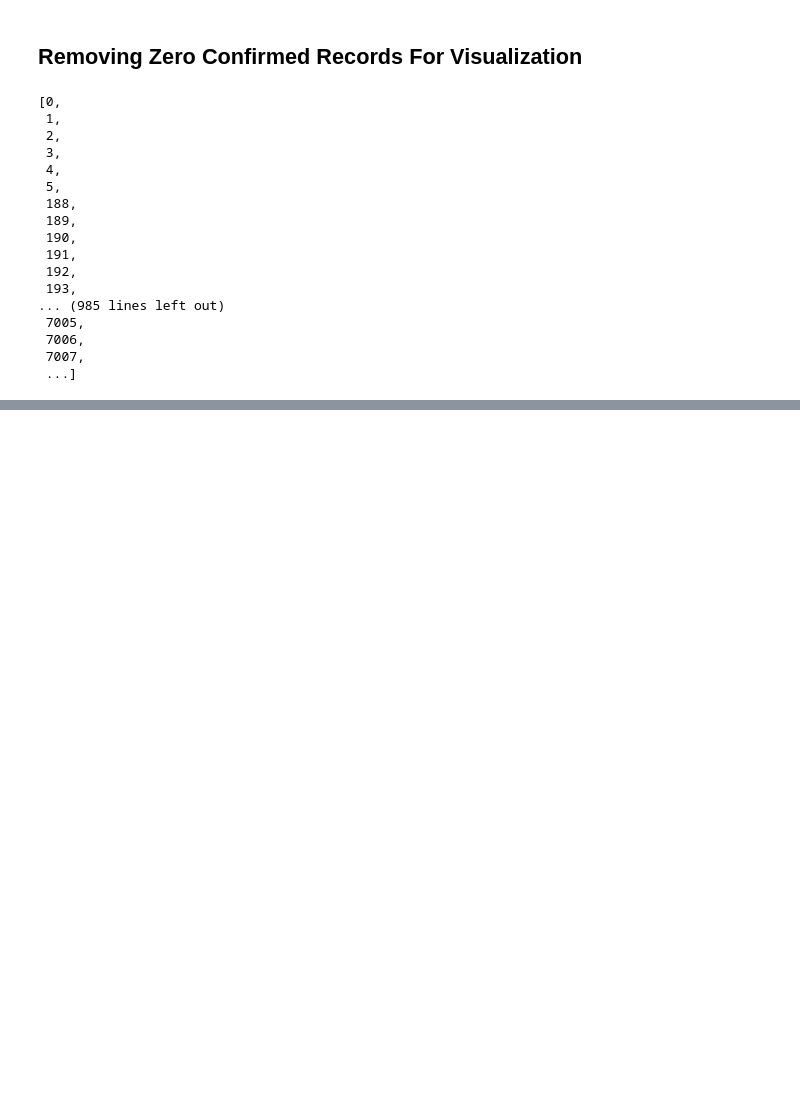
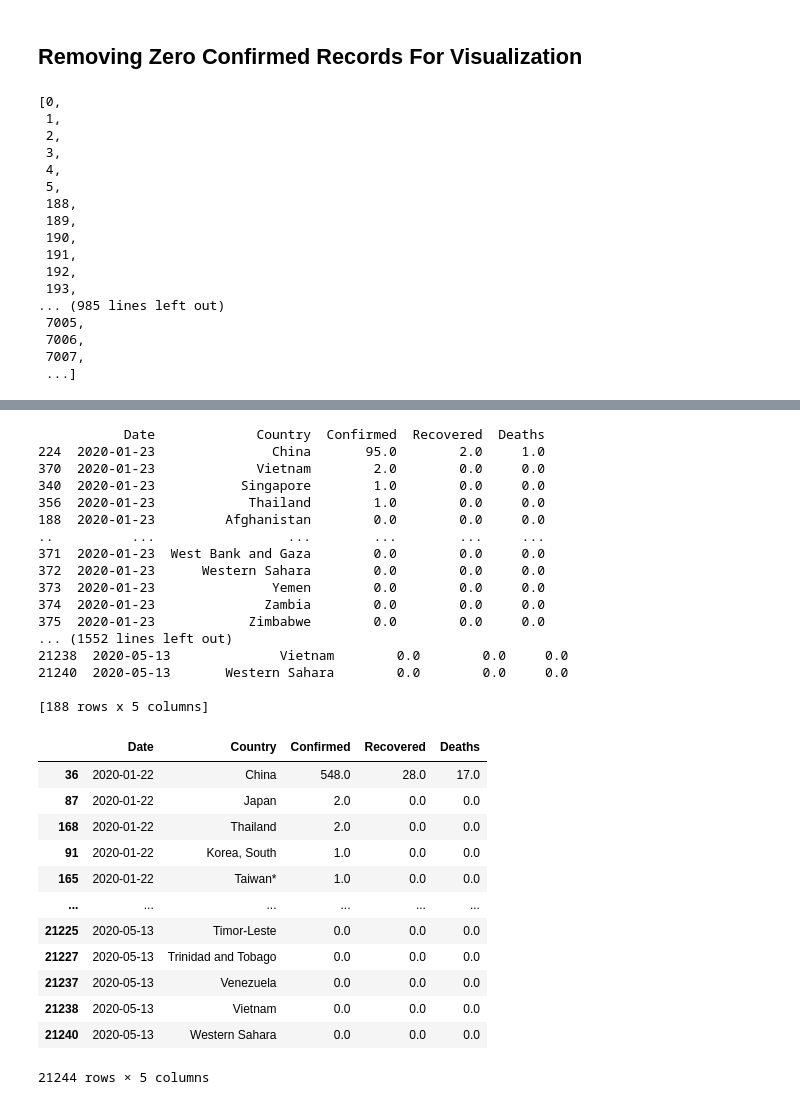
Before and after one commit to Abdullah-Alrefaey/COVID19-Visualizations, a Jupyter notebook: playground/dataReforming.ipynb, the cells around one changed output, grey strips where cells are left out. Cells and saved outputs as stored; diff of their text form; code cells hidden in the pictures; blank space fills up the shorter version.

```diff
--- a/playground/dataReforming.ipynb
+++ b/playground/dataReforming.ipynb
@@ -267,0 +286,6 @@ newData.to_csv("../COVID-19 Data/aggregated_sorted.csv")
+# %%
+for date in dates:
+    day = sorteddata[sorteddata[date_index].str.contains(date)]
+    for indx, row in day.iterrows():
+        print(row[2:])
+        break
@@ -267,0 +348,41 @@ newData.to_csv("../COVID-19 Data/aggregated_sorted.csv")
+# %%
+sorteddata = test[test[date_index].str.contains(dates[0])].sort_values(by=list(test.columns[2:]), ascending= False)
+dates.remove(dates[0])
+for date in dates :
+    srtdata = test[test[date_index].str.contains(date)].sort_values(by=list(test.columns[2:]), ascending= False)
+    print(srtdata)
+    sorteddata = pd.concat([sorteddata, srtdata])
+
+dates = list(dict.fromkeys(sorteddata.loc[:, date_index]))
+sorteddata
+# %% [output]
+           Date             Country  Confirmed  Recovered  Deaths
+224  2020-01-23               China       95.0        2.0     1.0
+370  2020-01-23             Vietnam        2.0        0.0     0.0
+340  2020-01-23           Singapore        1.0        0.0     0.0
+356  2020-01-23            Thailand        1.0        0.0     0.0
+188  2020-01-23         Afghanistan        0.0        0.0     0.0
+..          ...                 ...        ...        ...     ...
+371  2020-01-23  West Bank and Gaza        0.0        0.0     0.0
+372  2020-01-23      Western Sahara        0.0        0.0     0.0
+373  2020-01-23               Yemen        0.0        0.0     0.0
+374  2020-01-23              Zambia        0.0        0.0     0.0
+375  2020-01-23            Zimbabwe        0.0        0.0     0.0
+... (1552 lines left out)
+21238  2020-05-13              Vietnam        0.0        0.0     0.0
+21240  2020-05-13       Western Sahara        0.0        0.0     0.0
+
+[188 rows x 5 columns]
+|  | Date | Country | Confirmed | Recovered | Deaths |
+| 36 | 2020-01-22 | China | 548.0 | 28.0 | 17.0 |
+| 87 | 2020-01-22 | Japan | 2.0 | 0.0 | 0.0 |
+| 168 | 2020-01-22 | Thailand | 2.0 | 0.0 | 0.0 |
+| 91 | 2020-01-22 | Korea, South | 1.0 | 0.0 | 0.0 |
+| 165 | 2020-01-22 | Taiwan* | 1.0 | 0.0 | 0.0 |
+| ... | ... | ... | ... | ... | ... |
+| 21225 | 2020-05-13 | Timor-Leste | 0.0 | 0.0 | 0.0 |
+| 21227 | 2020-05-13 | Trinidad and Tobago | 0.0 | 0.0 | 0.0 |
+| 21237 | 2020-05-13 | Venezuela | 0.0 | 0.0 | 0.0 |
+| 21238 | 2020-05-13 | Vietnam | 0.0 | 0.0 | 0.0 |
+| 21240 | 2020-05-13 | Western Sahara | 0.0 | 0.0 | 0.0 |
+21244 rows × 5 columns
```
Also changed, not shown: parts of 9 cells of this notebook, 2 other files.
